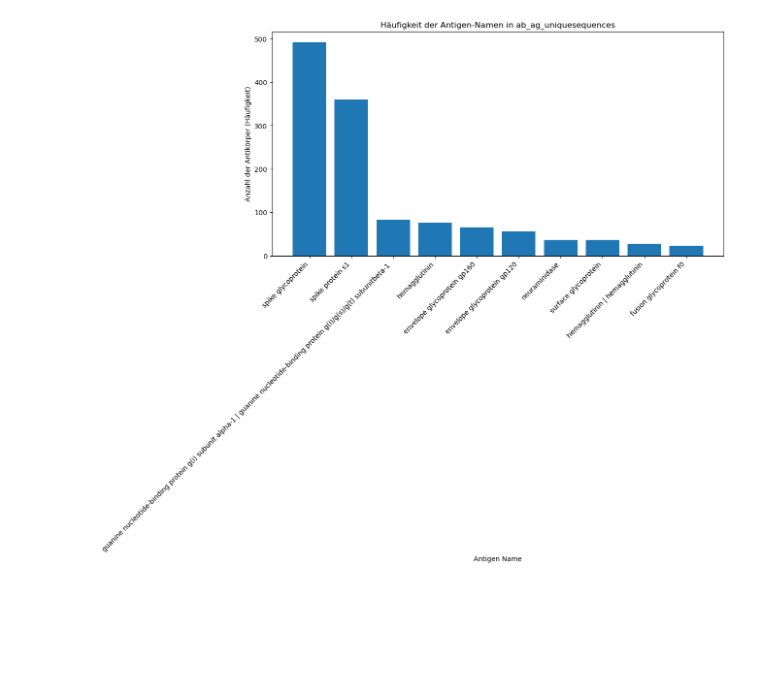
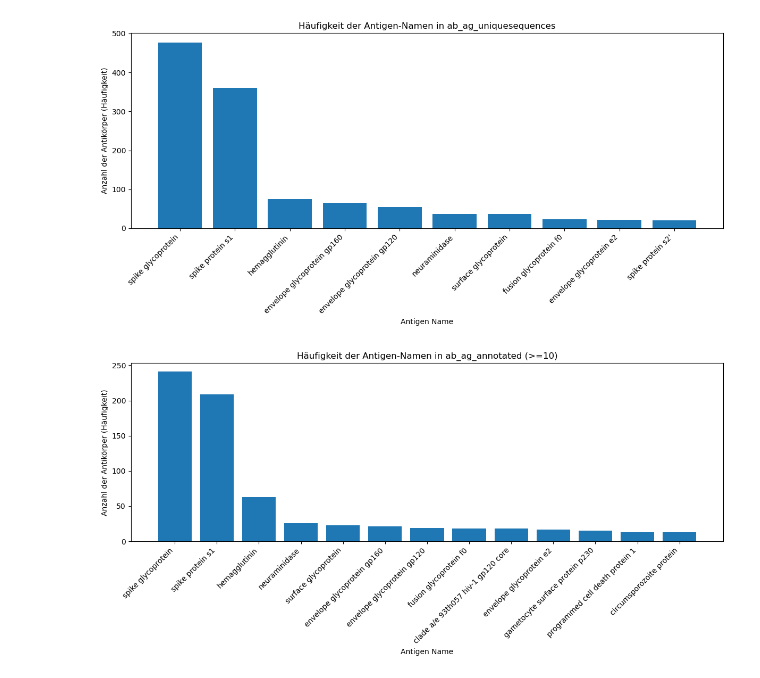
Before and after one commit to datascience-2025-group4/group04-team04, a Jupyter notebook: data_exploration/data_exploration.ipynb, the cells around one changed output. Cells and saved outputs as stored; diff of their text form; code cells hidden in the pictures; blank space fills up the shorter version.

Commit message:
Neues diagramm antigene die übrig sind

```diff
--- a/data_exploration/data_exploration.ipynb
+++ b/data_exploration/data_exploration.ipynb
@@ -4,34 +4,34 @@ import pandas as pd
 
 
 #Kopie des annotated datensatzes erstellen
-ab_ag_annotated_copy = pd.read_csv('../data/ab_ag_annotated.tsv', sep='\t')
+ab_ag_annotated_copy = pd.read_csv('data/ab_ag_annotated.tsv', sep='\t')
 #anzahl der einträge vor der Löschung zur Kontrolle
 count_beforedeletion = len(ab_ag_annotated_copy)
 #löschung der einträge mit identischer sequenz
-ab_ag_uniquesequences = ab_ag_annotated_copy.drop_duplicates(subset=['pdb', 'CDR_H1','CDR_H2','CDR_H3', 'CDR_L1', 'CDR_L2', 'CDR_L3'] )
+ab_ag_uniquesequences = ab_ag_annotated_copy.drop_duplicates(subset=['pdb', 'CDR_H1','CDR_H2', 'CDR_L1', 'CDR_L2', 'CDR_L3'] )
 
 
 #histogramm mit antigen häufigkeiten
 
 
 #Häufigkeiten der antigen_name
 antigen_counts = ab_ag_uniquesequences["antigen_name"].value_counts()
 
 #nur die Top 10 anzeigen
 top_n = 10
 antigen_counts = antigen_counts.head(top_n)
 
 plt.figure(figsize=(12, 6))  # Breite x Höhe von barplot
 
 #Barplot => x=Antigen-Namen, y=Häufigkeit
 plt.bar(antigen_counts.index, antigen_counts.values)
 
 plt.xlabel("Antigen Name")
 plt.ylabel("Anzahl der Antikörper (Häufigkeit)")
 plt.title("Häufigkeit der Antigen-Namen in ab_ag_uniquesequences")
 plt.xticks(rotation=45, ha='right')  #x-Achsen-Labels drehen für bessere Lesbarkeit
 
 plt.tight_layout()  #Optimiert Abstände
 plt.show()
 # %% [output]
-[figure, old version]
+[figure, new version]
@@ -56,0 +38,22 @@ print(df)
+# %%
+import pandas as pd
+
+ab_ag_annotated = pd.read_csv('data/ab_ag_annotated.tsv', sep='\t')
+# Häufigkeiten der antigen_name nur in ab_ag_annotated
+antigen_counts = ab_ag_annotated["antigen_name"].value_counts()
+
+# nur Antigene anzeigen, die >=10-mal vorkommen
+antigen_counts = antigen_counts[antigen_counts >= 10]
+
+plt.figure(figsize=(12, 6))  # Breite x Höhe von Barplot
+plt.bar(antigen_counts.index, antigen_counts.values)
+
+plt.xlabel("Antigen Name")
+plt.ylabel("Anzahl der Antikörper (Häufigkeit)")
+plt.title("Häufigkeit der Antigen-Namen in ab_ag_annotated (>=10)")
+plt.xticks(rotation=45, ha='right')  # X-Achsen-Labels drehen für bessere Lesbarkeit
+
+plt.tight_layout()  # Optimiert Abstände
+plt.show()
+# %% [output]
+[figure, added]
```
Also changed, not shown: parts of 1 cell of this notebook.
